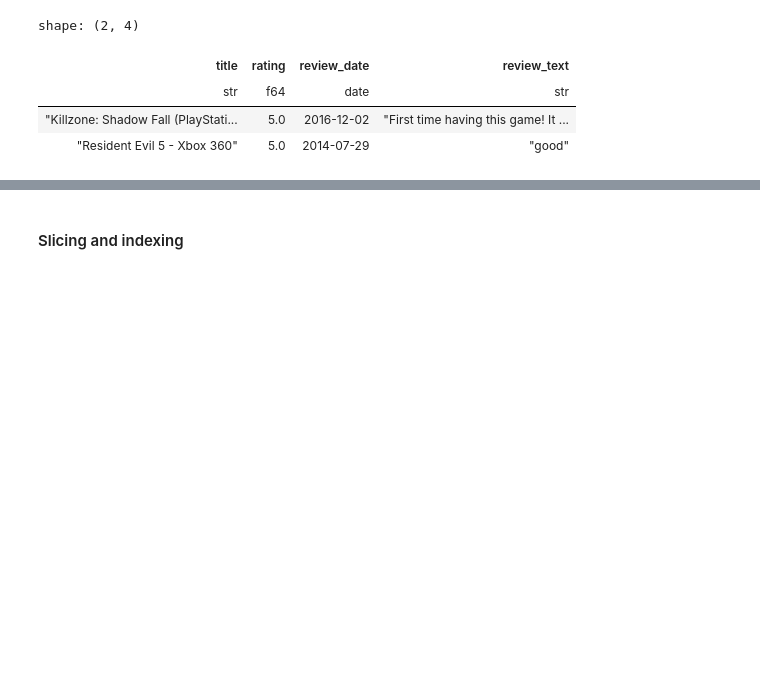
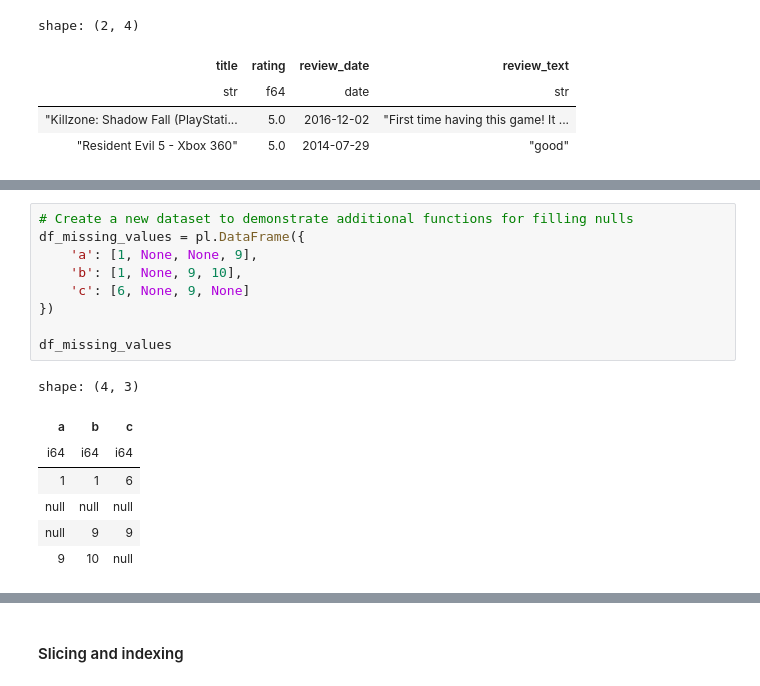
Before and after one commit to PacktPublishing/Data-Analysis-with-Polars, a Jupyter notebook: chapter_02/01_dataframes.ipynb, the cells around one changed output, grey strips where cells are left out. Saved outputs shown, nothing was run; the diff lists cells and outputs as text; blank space fills up the shorter version.

```diff
--- a/chapter_02/01_dataframes.ipynb
+++ b/chapter_02/01_dataframes.ipynb
@@ -522,0 +638,17 @@ shape: (2, 4)
+# %%
+# Create a new dataset to demonstrate additional functions for filling nulls
+df_missing_values = pl.DataFrame({
+    'a': [1, None, None, 9],
+    'b': [1, None, 9, 10],
+    'c': [6, None, 9, None]
+})
+
+df_missing_values
+# %% [output]
+shape: (4, 3)
+| a | b | c |
+| i64 | i64 | i64 |
+| 1 | 1 | 6 |
+| null | null | null |
+| null | 9 | 9 |
+| 9 | 10 | null |
```
Also changed, not shown: parts of 46 cells of this notebook.
